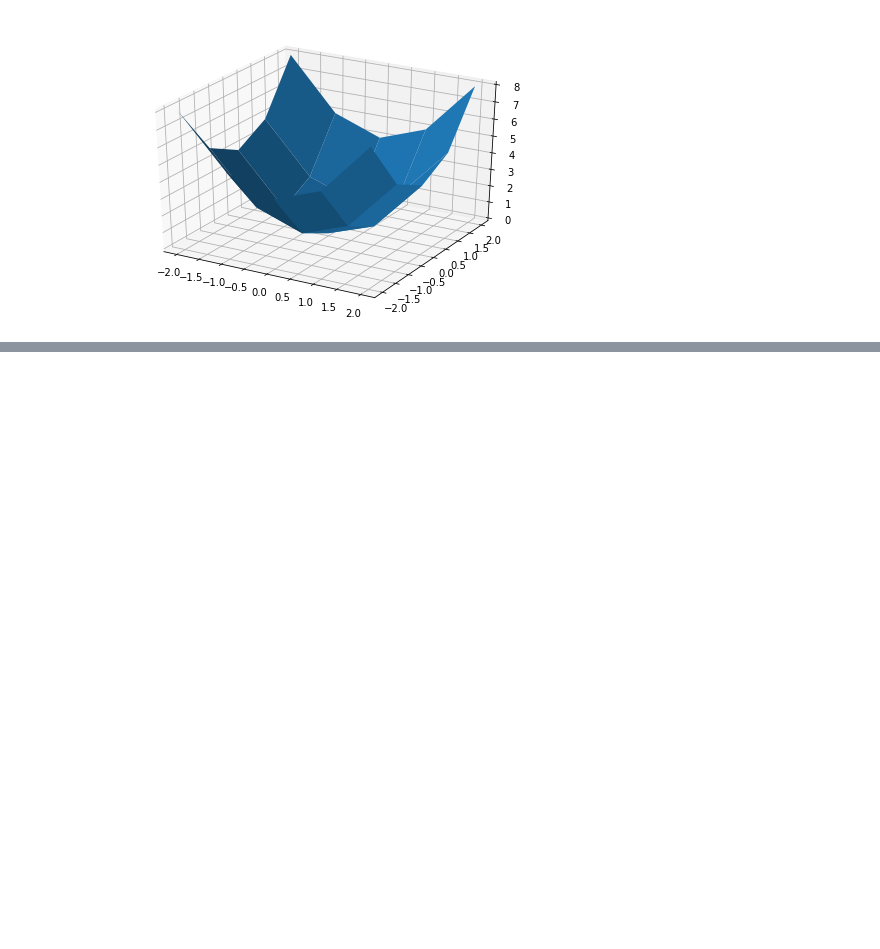
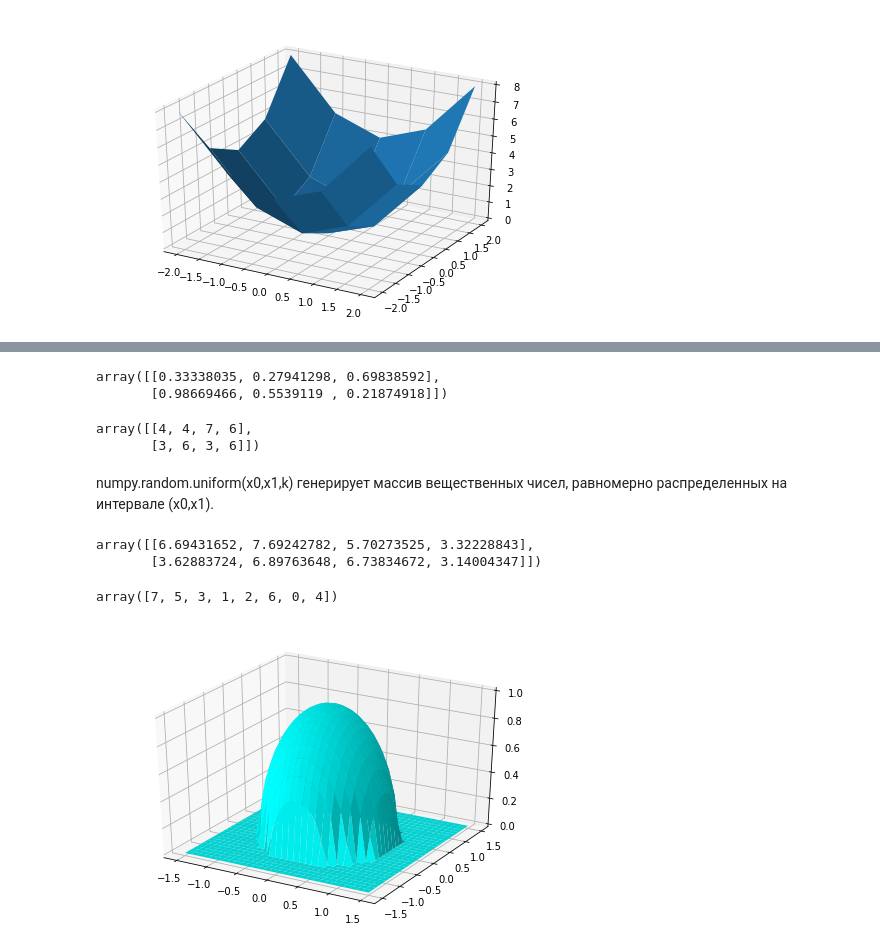
Before and after one commit to rdrsh/github-jupyter, a Jupyter notebook: test.ipynb, the cells around one changed output, grey strips where cells are left out. Saved outputs shown, nothing was run; the diff lists cells and outputs as text; code cells hidden in the pictures; blank space fills up the shorter version.

```diff
--- a/test.ipynb
+++ b/test.ipynb
@@ -122,0 +157,37 @@ ax.plot_surface(X,Y,Z,rstride=1,cstride=1) # рисует поверхность
+# %%
+np.random.rand(2,3)
+# %% [output]
+array([[0.33338035, 0.27941298, 0.69838592],
+       [0.98669466, 0.5539119 , 0.21874918]])
+# %%
+np.random.randint(3, 8, (2, 4)) # 2x4 масcив целых чисел 3≤N<8
+# %% [output]
+array([[4, 4, 7, 6],
+       [3, 6, 3, 6]])
+# %% [markdown]
+numpy.random.uniform(x0,x1,k) генерирует массив вещественных чисел, равномерно распределенных на интервале (x0,x1).
+# %%
+np.random.uniform(3, 8, (2, 4)) # 2x4 массив вещественных чисел
+# %% [output]
+array([[6.69431652, 7.69242782, 5.70273525, 3.32228843],
+       [3.62883724, 6.89763648, 6.73834672, 3.14004347]])
+# %%
+np.random.permutation(8) # массив перемешанных случайным образом целых чисел 0≤n<N.
+# %% [output]
+array([7, 5, 3, 1, 2, 6, 0, 4])
+# %%
+import numpy as np
+import matplotlib.pyplot as plt
+from mpl_toolkits.mplot3d import Axes3D
+x=np.linspace(-1.5,1.5,31)
+y=np.linspace(-1.5,1.5,31)
+X,Y=np.meshgrid(x,y)
+Z=1-X**2-Y**2
+Z[Z<0]=0
+Z=np.sqrt(Z)
+fig=plt.figure()
+ax=Axes3D(fig)
+ax.plot_surface(X,Y,Z,rstride=1,cstride=1,color='cyan')
+plt.show()
+# %% [output]
+[figure, added]
```
Also changed, not shown: parts of 5 cells of this notebook.
